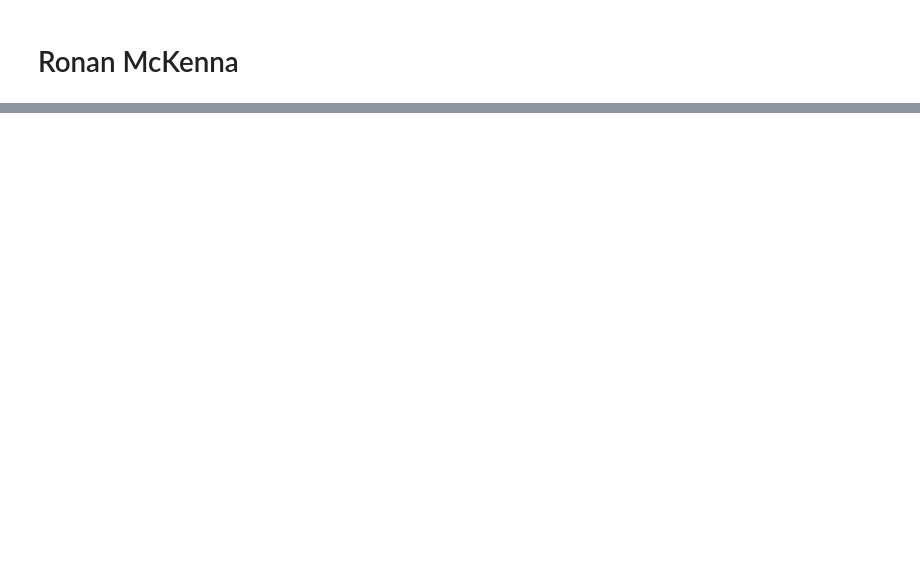
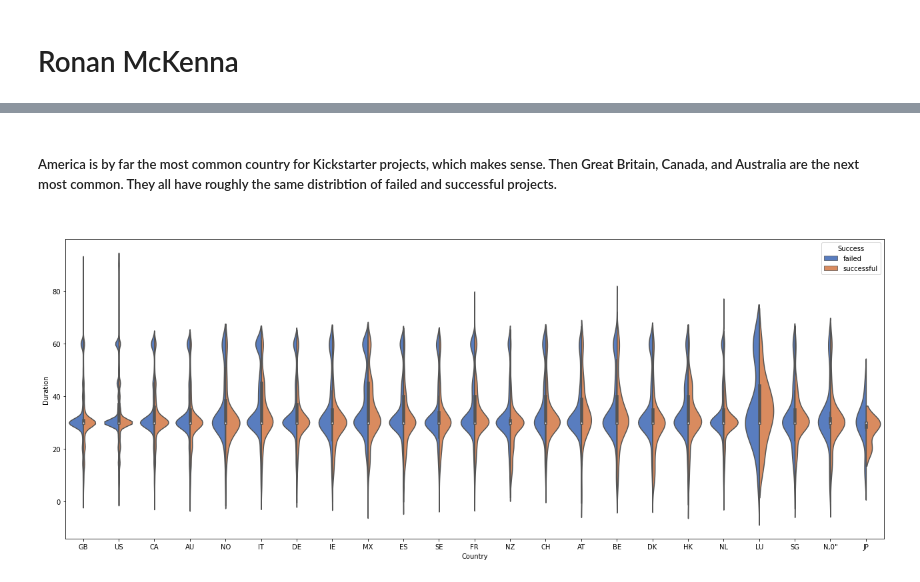
Before and after one commit to data301-2021-winter1/project-group45-project, a Jupyter notebook: notebooks/analysis1.ipynb, the cells around one changed output, grey strips where cells are left out. Saved outputs shown, nothing was run; the diff lists cells and outputs as text; code cells hidden in the pictures; blank space fills up the shorter version.

```diff
--- a/notebooks/analysis1.ipynb
+++ b/notebooks/analysis1.ipynb
@@ -16,0 +230,9 @@ df.head()
+# %% [markdown]
+##### America is by far the most common country for Kickstarter projects, which makes sense. Then Great Britain, Canada, and Australia are the next most common. They all have roughly the same distribtion of failed and successful projects.
+####
+# %%
+fig, ax = plt.subplots()
+sns.violinplot(x="Country", y="Duration", data=dframe, palette="muted", split=True, hue="Success")
+fig.set_size_inches(22, 8.27)
+# %% [output]
+[figure, added]
```
Also changed, not shown: parts of 42 cells of this notebook, 1 other file.
